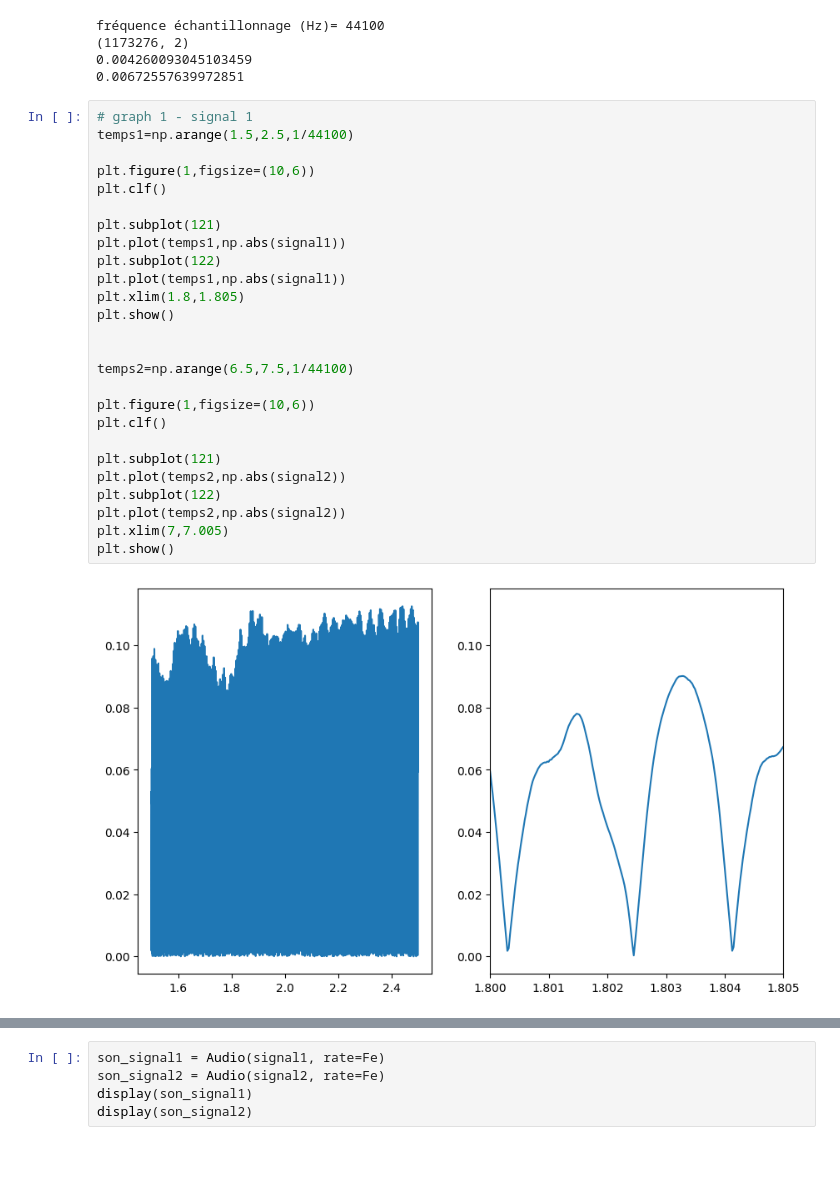
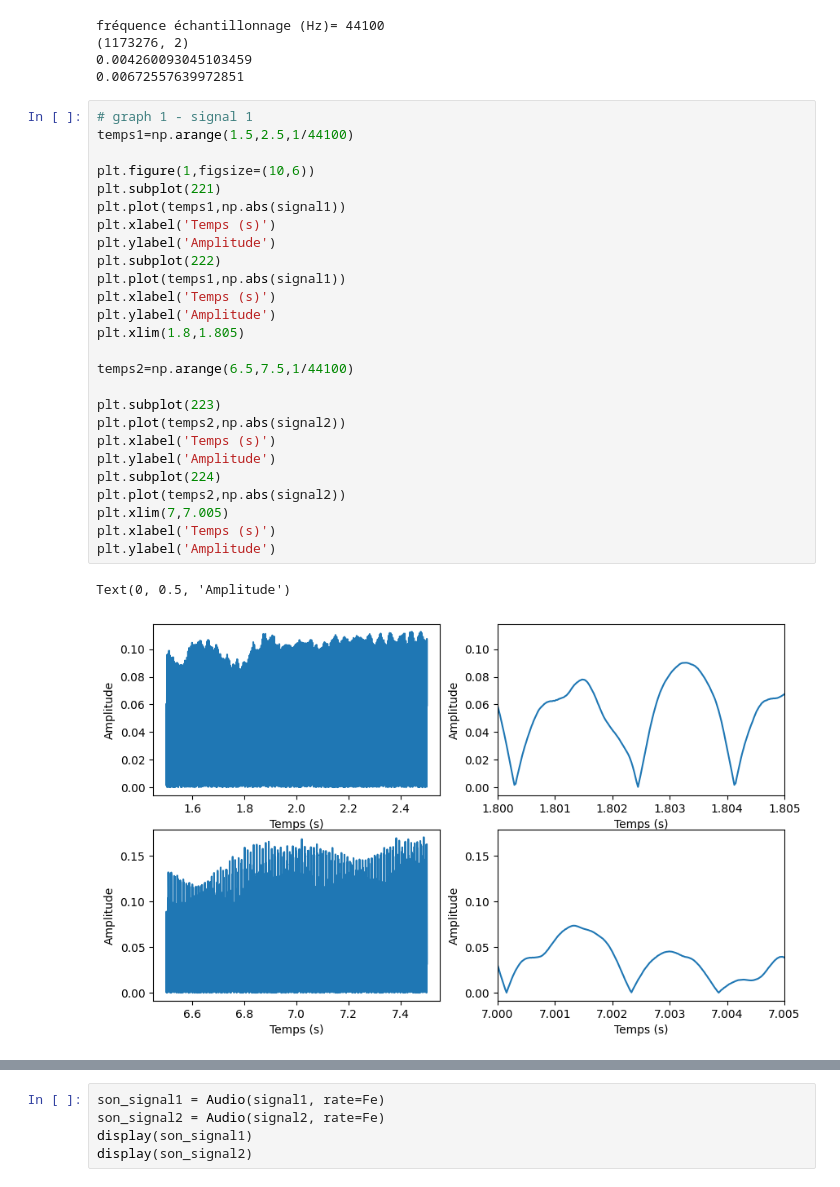
Before and after one commit to baptistejouin/IMACS3-TS-FFT, a Jupyter notebook: TP_FFT.ipynb, the cells around one changed output, grey strips where cells are left out. Saved outputs shown, nothing was run; the diff lists cells and outputs as text; blank space fills up the shorter version.

```diff
--- a/TP_FFT.ipynb
+++ b/TP_FFT.ipynb
@@ -50,28 +54,29 @@ fréquence échantillonnage (Hz)= 44100
 # %%
 # graph 1 - signal 1
 temps1=np.arange(1.5,2.5,1/44100)
 
 plt.figure(1,figsize=(10,6))
-plt.clf()
-
-plt.subplot(121)
+plt.subplot(221)
 plt.plot(temps1,np.abs(signal1))
-plt.subplot(122)
+plt.xlabel('Temps (s)')
+plt.ylabel('Amplitude')
+plt.subplot(222)
 plt.plot(temps1,np.abs(signal1))
+plt.xlabel('Temps (s)')
+plt.ylabel('Amplitude')
 plt.xlim(1.8,1.805)
-plt.show()
-
 
 temps2=np.arange(6.5,7.5,1/44100)
 
-plt.figure(1,figsize=(10,6))
-plt.clf()
-
-plt.subplot(121)
+plt.subplot(223)
 plt.plot(temps2,np.abs(signal2))
-plt.subplot(122)
+plt.xlabel('Temps (s)')
+plt.ylabel('Amplitude')
+plt.subplot(224)
 plt.plot(temps2,np.abs(signal2))
 plt.xlim(7,7.005)
-plt.show()
+plt.xlabel('Temps (s)')
+plt.ylabel('Amplitude')
 # %% [output]
+Text(0, 0.5, 'Amplitude')
-[figure, old version]
+[figure, new version]
```
Also changed, not shown: parts of 14 cells of this notebook, 1 other file.
